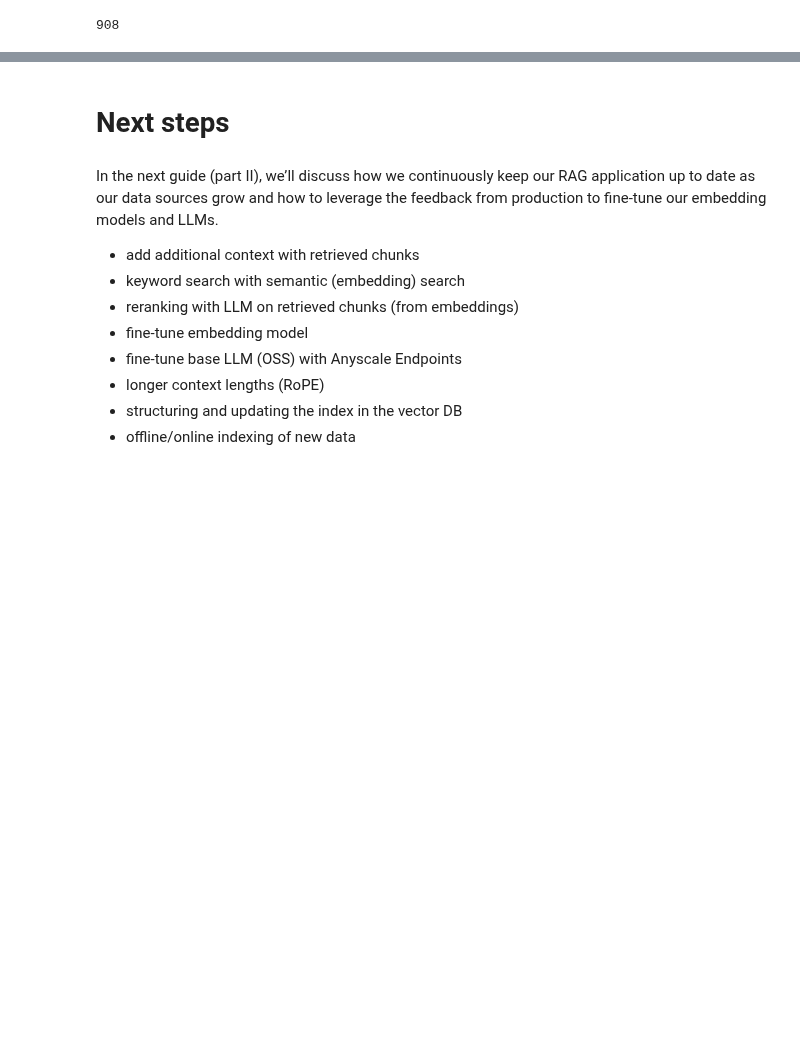
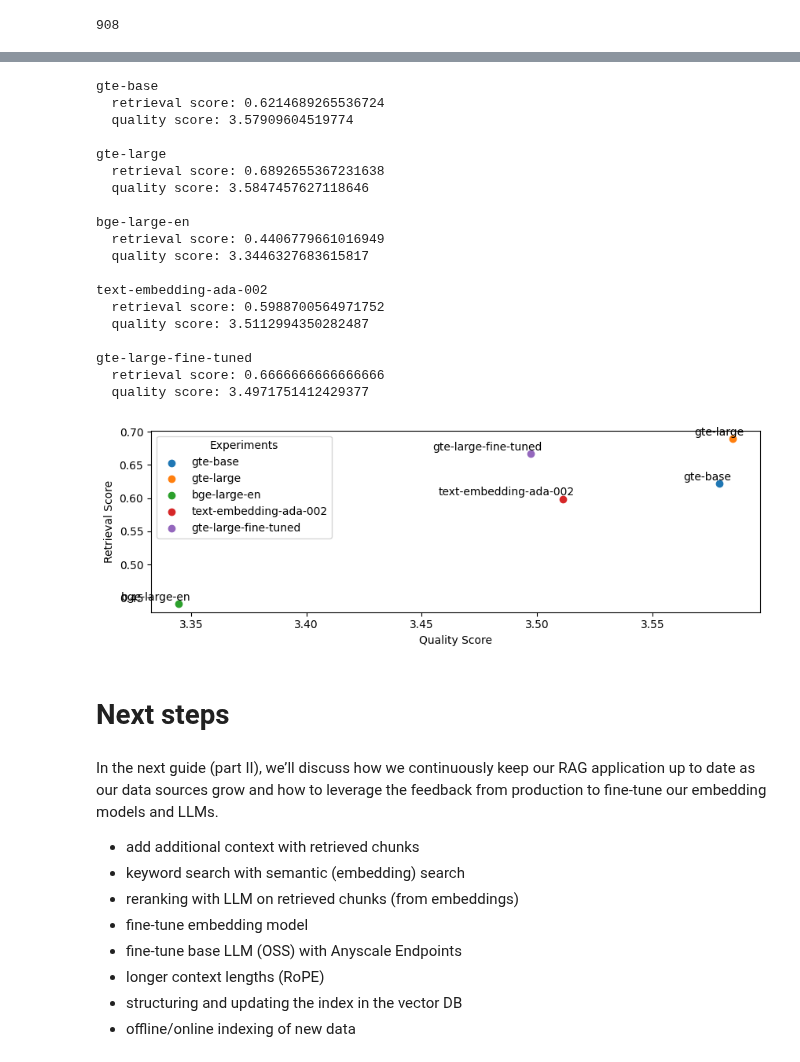
Before and after one commit to ray-project/llm-applications, a Jupyter notebook: notebooks/rag.ipynb, the cells around one changed output, grey strips where cells are left out. Cells and saved outputs as stored; diff of their text form; code cells hidden in the pictures; blank space fills up the shorter version.

Commit message:
finished embedding work

```diff
--- a/notebooks/rag.ipynb
+++ b/notebooks/rag.ipynb
@@ -1650,0 +1787,16 @@ gte-large-fine-tuned
+# %%
+# Experiment
+experiment_name = "gte-large-fine-tuned"
+run_experiment(
+    experiment_name=experiment_name,
+    chunk_size=CHUNK_SIZE,
+    chunk_overlap=CHUNK_OVERLAP,
+    num_chunks=NUM_CHUNKS,
+    embedding_model_name=gte_large_ft_path,
+    embedding_dim=EMBEDDING_DIMENSIONS[EMBEDDING_MODEL_NAME],
+    llm=llm,
+    evaluator=EVALUATOR,
+    docs_dir=DOCS_DIR,
+    experiments_dir=EXPERIMENTS_DIR,
+    references_fp=REFERENCES_FILE_PATH,
+    num_samples=NUM_SAMPLES)
@@ -1651,3 +1805,34 @@ gte-large-fine-tuned
+# %%
+embedding_model_names = ["thenlper/gte-base", "thenlper/gte-large", "BAAI/bge-large-en", "text-embedding-ada-002", "gte-large-fine-tuned"]
+experiment_names = []
+for embedding_model_name in embedding_model_names:
+    experiment_names.append(f"{embedding_model_name.split('/')[-1]}")
+# %%
+scores = {}
+for experiment_name in experiment_names:
+    scores[experiment_name] = print_experiment(experiment_name, EXPERIMENTS_DIR)
+plot_scores(scores=scores)
+# %% [output]
+gte-base
+  retrieval score: 0.6214689265536724
+  quality score: 3.57909604519774
+
+gte-large
+  retrieval score: 0.6892655367231638
+  quality score: 3.5847457627118646
+
+bge-large-en
+  retrieval score: 0.4406779661016949
+  quality score: 3.3446327683615817
+
+text-embedding-ada-002
+  retrieval score: 0.5988700564971752
+  quality score: 3.5112994350282487
+
+gte-large-fine-tuned
+  retrieval score: 0.6666666666666666
+  quality score: 3.4971751412429377
+[figure, added]
 # %% [markdown]
 # Next steps
 # %% [markdown]
```
Also changed, not shown: parts of 90 cells of this notebook, 4 other files.
